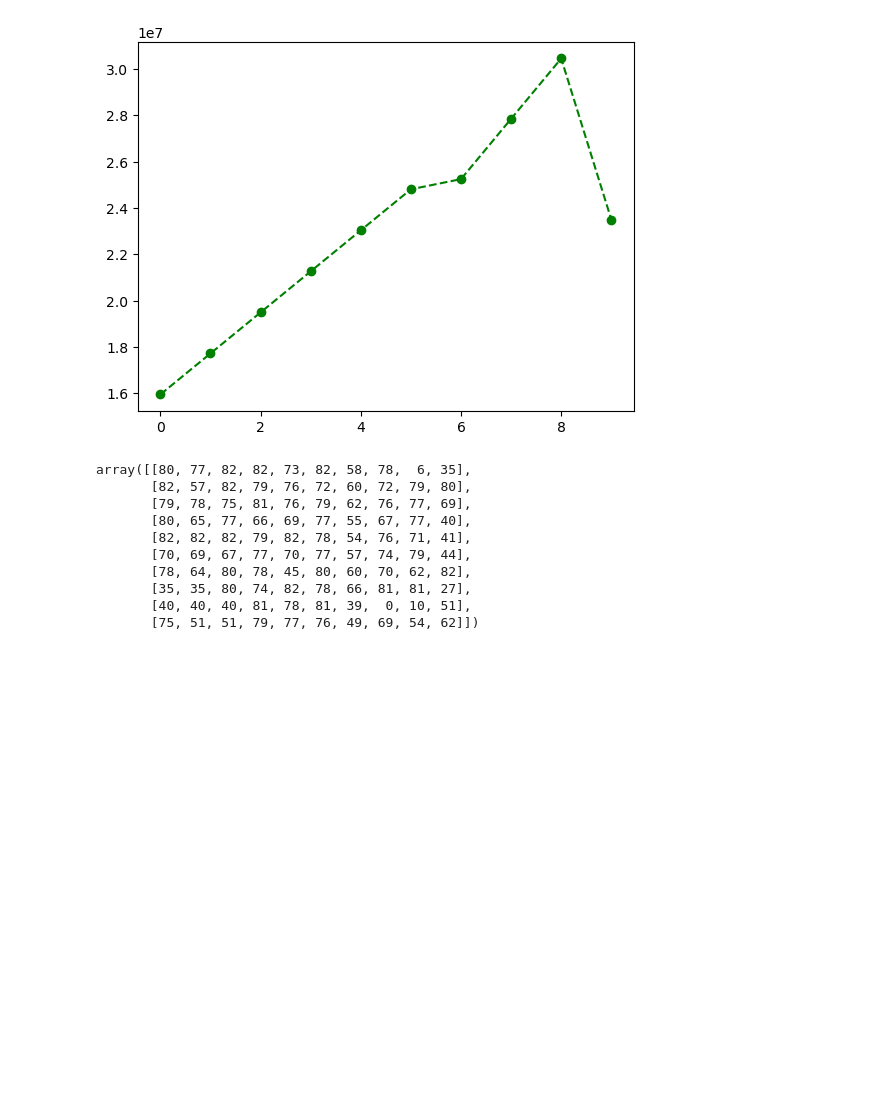
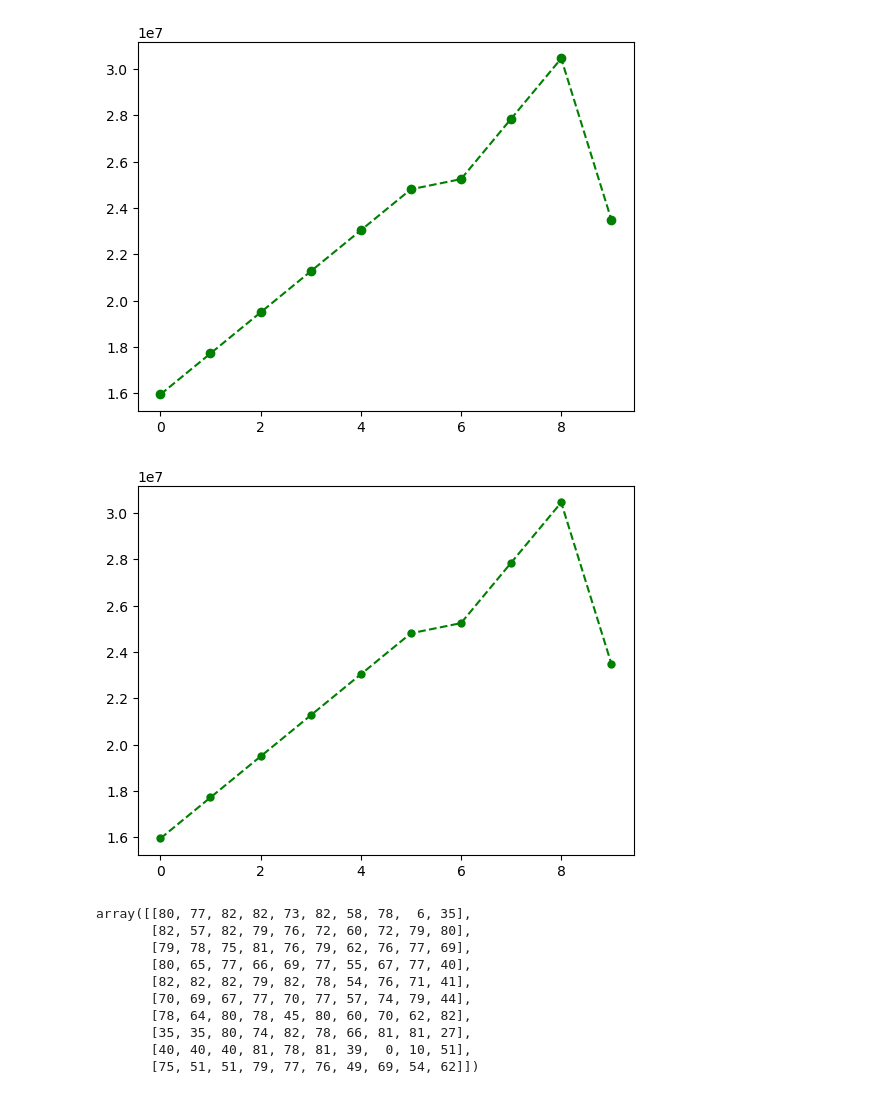
Before and after one commit to Mikun007/Agentic-AI-Generative-AI-AI-ML-DA-FSDS-_-Codes_Experties, a Jupyter notebook: Projects/Data Analysis small Project (IPL Analysis).ipynb, the cells around one changed output. Cells and saved outputs as stored; diff of their text form; code cells hidden in the pictures; blank space fills up the shorter version.

```diff
--- a/Projects/Data Analysis small Project (IPL Analysis).ipynb
+++ b/Projects/Data Analysis small Project (IPL Analysis).ipynb
@@ -220,6 +220,11 @@ plt.plot(Salary[0], c = 'g', ls="--", marker= 'o')
 plt.show();
 # %% [output]
 [figure]
+# %%
+plt.plot(Salary[0], c = 'g', ls="--", marker= 'o', ms='5')
+plt.show();
+# %% [output]
+[figure, added]
 # %%
 Games
 # %% [output]
```
Also changed, not shown: parts of 12 cells of this notebook.
